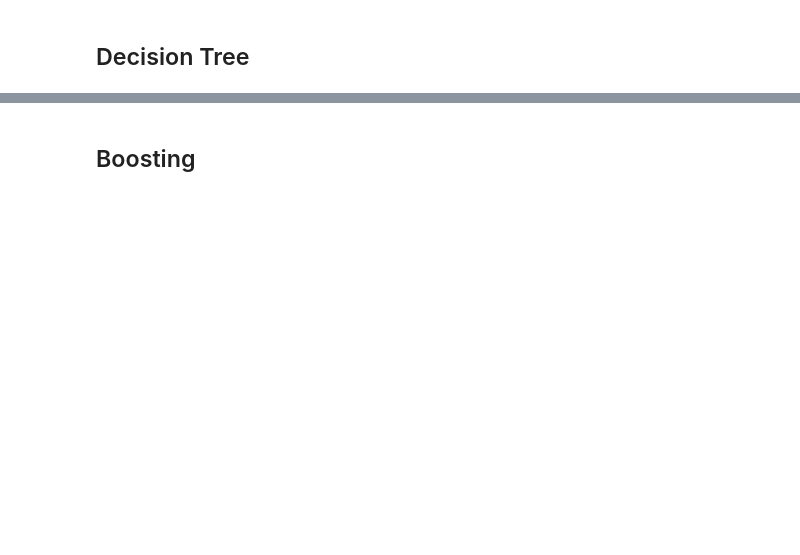
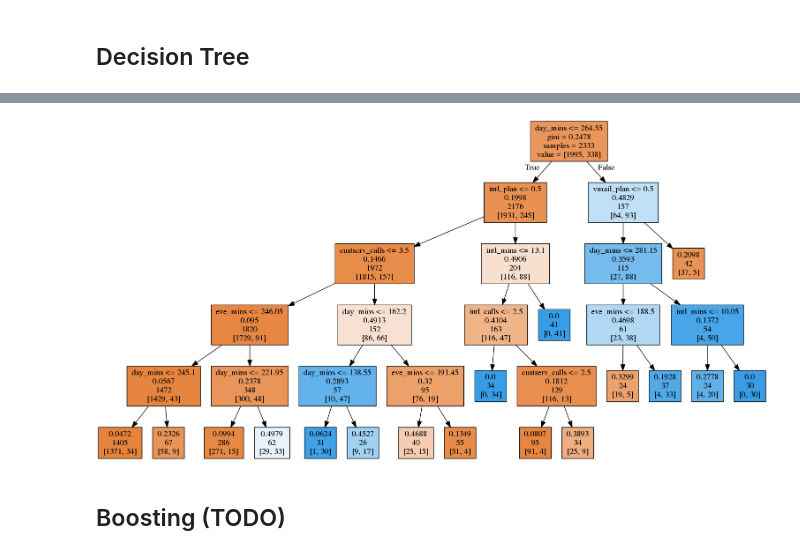
Before and after one commit to artemuk/churn-analysis, a Jupyter notebook: source/analysis.ipynb, the cells around one changed output, grey strips where cells are left out. Drawn from its saved outputs; the diff is of its cells as text; code cells hidden in the pictures; blank space fills up the shorter version.

Commit message:
reworked decision tree

```diff
--- a/source/analysis.ipynb
+++ b/source/analysis.ipynb
@@ -529,4 +624,6 @@ export_graphviz(dt, feature_names=X_train.columns, out_file='tree.dot',
                 filled=True, label='root')
 !dot -Tpng 'tree.dot' -o 'tree.png'
 # %%
-display(Image('tree.png', unconfined=True))
+display(Image('tree.png', unconfined=True, width=950))
+# %% [output]
+[figure, added]
@@ -535,5 +642,5 @@ y_train[(X_train.day_mins <= 264.55) & (X_train.intl_plan == 1) & (X_train.custs
 # %% [markdown]
-## Boosting
+## Boosting (TODO)
 # %%
 import lightgbm
 # %%
```
Also changed, not shown: parts of 26 cells of this notebook, 1 other file.
